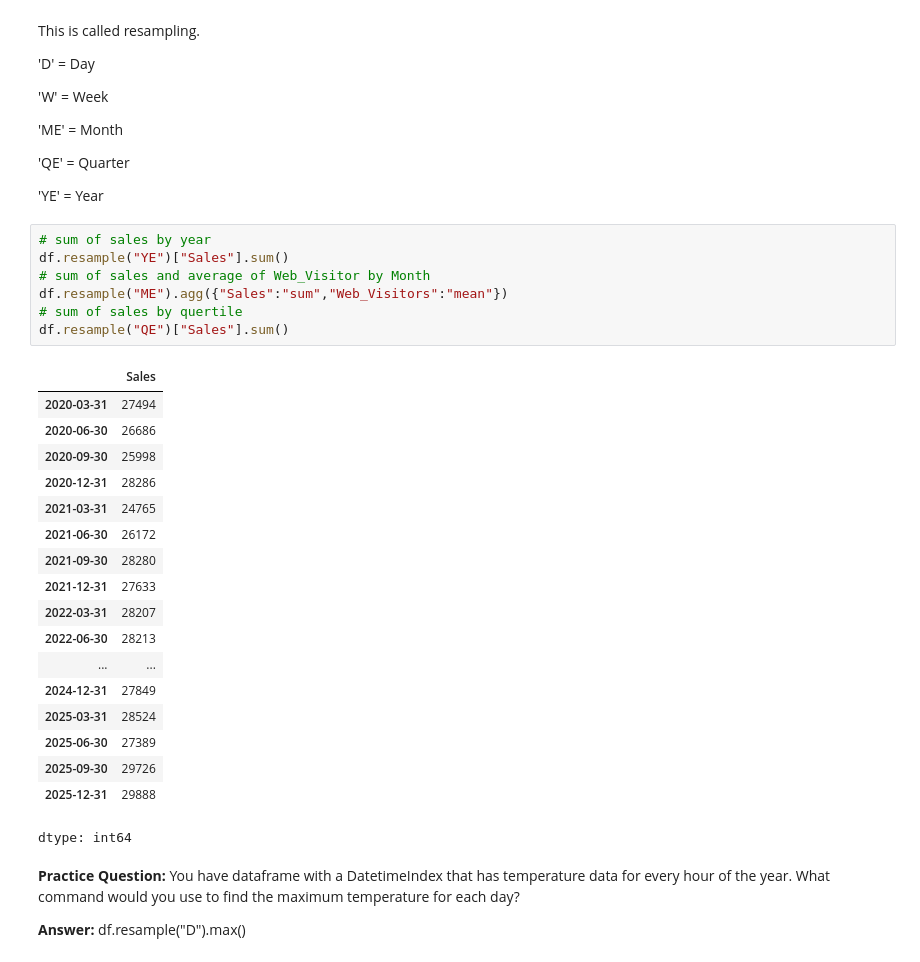
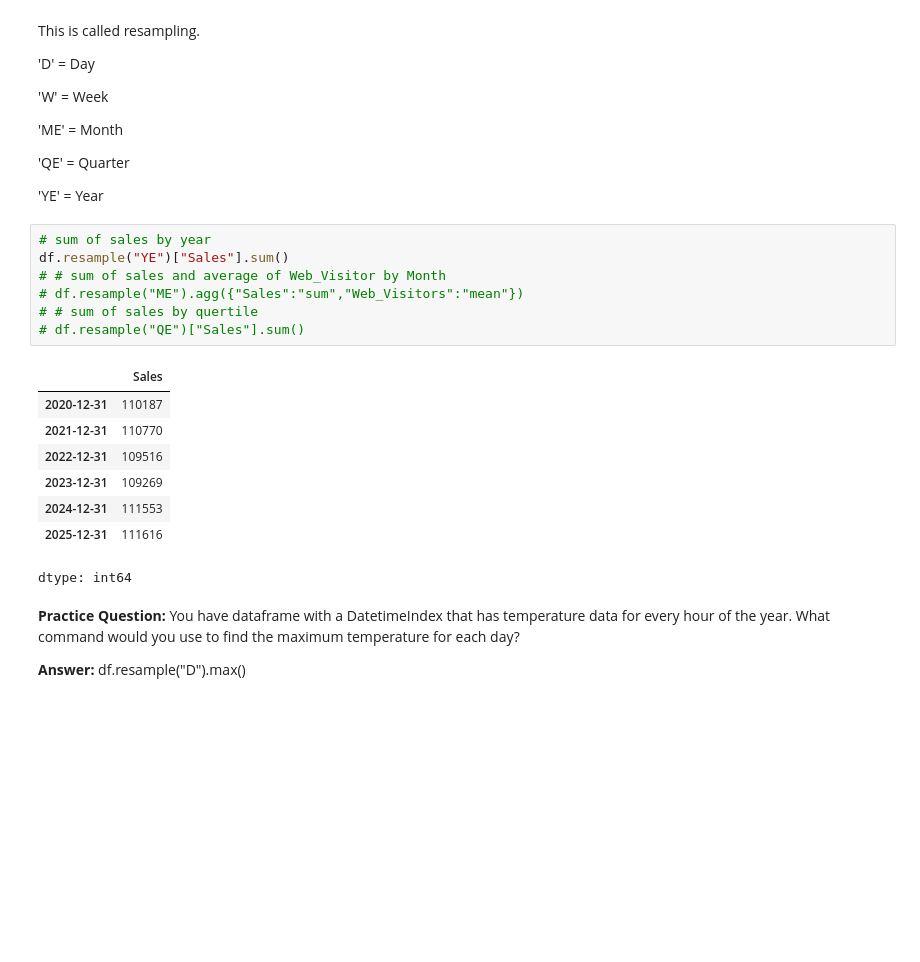
Before and after one commit to ak786abdullah/pandas-library-practice-, a Jupyter notebook: pandas practice, notes&projects (basic to advance).ipynb, the cells around one changed output. Cells and saved outputs as stored; diff of their text form; blank space fills up the shorter version.

```diff
--- a/pandas practice, notes&projects (basic to advance).ipynb
+++ b/pandas practice, notes&projects (basic to advance).ipynb
@@ -1781,28 +1781,18 @@ This is called resampling.
 # %%
 # sum of sales by year
 df.resample("YE")["Sales"].sum()
-# sum of sales and average of Web_Visitor by Month
-df.resample("ME").agg({"Sales":"sum","Web_Visitors":"mean"})
-# sum of sales by quertile
-df.resample("QE")["Sales"].sum()
+# # sum of sales and average of Web_Visitor by Month
+# df.resample("ME").agg({"Sales":"sum","Web_Visitors":"mean"})
+# # sum of sales by quertile
+# df.resample("QE")["Sales"].sum()
 # %% [output]
 |  | Sales |
-| 2020-03-31 | 27494 |
-| 2020-06-30 | 26686 |
-| 2020-09-30 | 25998 |
-| 2020-12-31 | 28286 |
-| 2021-03-31 | 24765 |
-| 2021-06-30 | 26172 |
-| 2021-09-30 | 28280 |
-| 2021-12-31 | 27633 |
-| 2022-03-31 | 28207 |
-| 2022-06-30 | 28213 |
-| ... | ... |
-| 2024-12-31 | 27849 |
-| 2025-03-31 | 28524 |
-| 2025-06-30 | 27389 |
-| 2025-09-30 | 29726 |
-| 2025-12-31 | 29888 |
+| 2020-12-31 | 110187 |
+| 2021-12-31 | 110770 |
+| 2022-12-31 | 109516 |
+| 2023-12-31 | 109269 |
+| 2024-12-31 | 111553 |
+| 2025-12-31 | 111616 |
 dtype: int64
 # %% [markdown]
 **Practice Question:**
```
Also changed, not shown: parts of 4 cells of this notebook.
